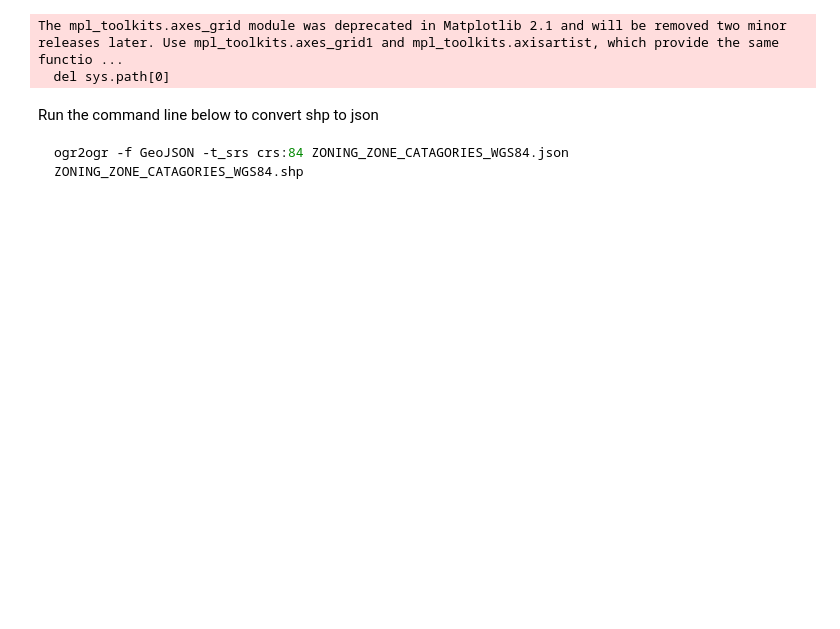
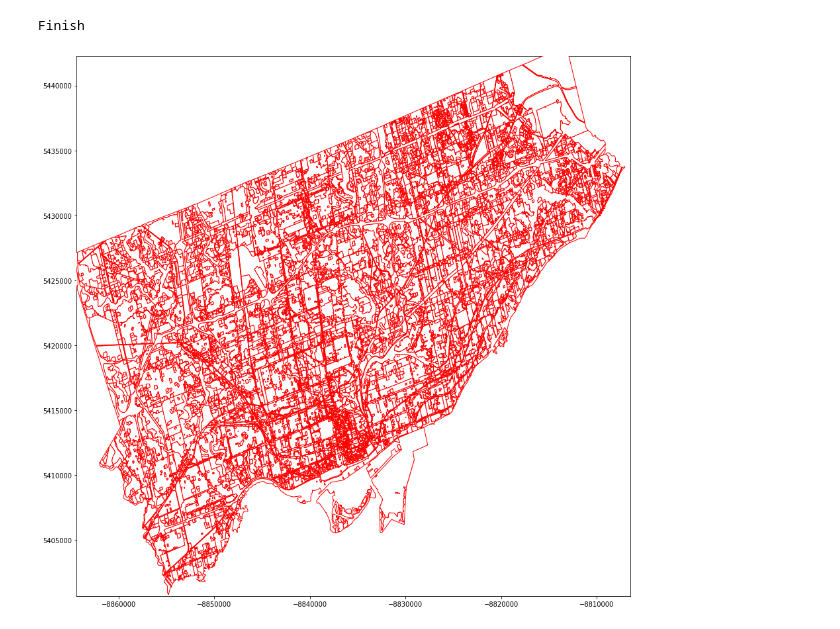
Before and after one commit to cazhu/GeoToronto, a Jupyter notebook: GeoToronto.ipynb, the cells around one changed output. Drawn from its saved outputs; the diff is of its cells as text; code cells hidden in the pictures; blank space fills up the shorter version.

````diff
--- a/GeoToronto.ipynb
+++ b/GeoToronto.ipynb
@@ -1,13 +1,9 @@
 # %%
-#!/usr/bin/env python
-
-# import packages
 import sys
 import matplotlib
 import math
 import pyproj
 from descartes import PolygonPatch
-matplotlib.use('agg', warn=False)
 import matplotlib.pyplot as plt
 import seaborn as sns
 import numpy as np
@@ -20,12 +16,4 @@ import zipfile
 import subprocess
 import json
 import shelve
+import fiona
-# %% [output]
-The mpl_toolkits.axes_grid module was deprecated in Matplotlib 2.1 and will be removed two minor releases later. Use mpl_toolkits.axes_grid1 and mpl_toolkits.axisartist, which provide the same functio ...
-  del sys.path[0]
-# %% [markdown]
-Run the command line below to convert shp to json
-
-```bash
-ogr2ogr -f GeoJSON -t_srs crs:84 ZONING_ZONE_CATAGORIES_WGS84.json ZONING_ZONE_CATAGORIES_WGS84.shp
-```
@@ -52,0 +20,46 @@ with open('./data/ZONING_ZONE_CATAGORIES_WGS84.json') as json_file:
+# %%
+class GeoProj(object):
+    def __init__(self, input="epsg:4326", output="epsg:3857"):
+        self._outProj = pyproj.Proj(init=output)
+        self._inProj = pyproj.Proj(init=input)
+
+    def transform(self, source):
+        if isinstance(source, dict):
+            return {'type': source['type'],
+                    'coordinates': self.transform(source['coordinates'])}
+        ans = []
+        if any(isinstance(el, list) for el in source) or any(isinstance(el, tuple) for el in source):
+            for el in source:
+                ans.append(self.transform(el))
+        else:
+            ans = pyproj.transform(self._inProj, self._outProj, source[0], source[1])
+        return ans
+geo_proj = GeoProj()
+# %%
+shape = fiona.open("./data/zoning_wgs84/ZONING_ZONE_CATAGORIES_WGS84.shp")
+fig = plt.figure(figsize=(15,15))
+x1, y1 = geo_proj.transform([-79.63, 43.58])
+x2, y2 = geo_proj.transform([-79.11, 43.85])
+
+ax = fig.add_subplot(1, 1, 1)
+ax.set_xlim(x1, x2)
+ax.set_ylim(y1, y2)
+
+
+fc = "#ffffff"
+ec = "#ff0000"
+z = 100
+
+while True:
+    try:
+        i = next(shape)
+        poly = i['geometry']
+        poly = geo_proj.transform(poly)
+        ax.add_patch(PolygonPatch(poly, fc=fc, ec=ec, zorder=z))
+    except:
+        print('Finish')
+        break
+plt.savefig('toronto.png')
+# %% [output]
+Finish
+[figure, added]
````
Also changed, not shown: parts of 2 cells of this notebook, 1 other file.
